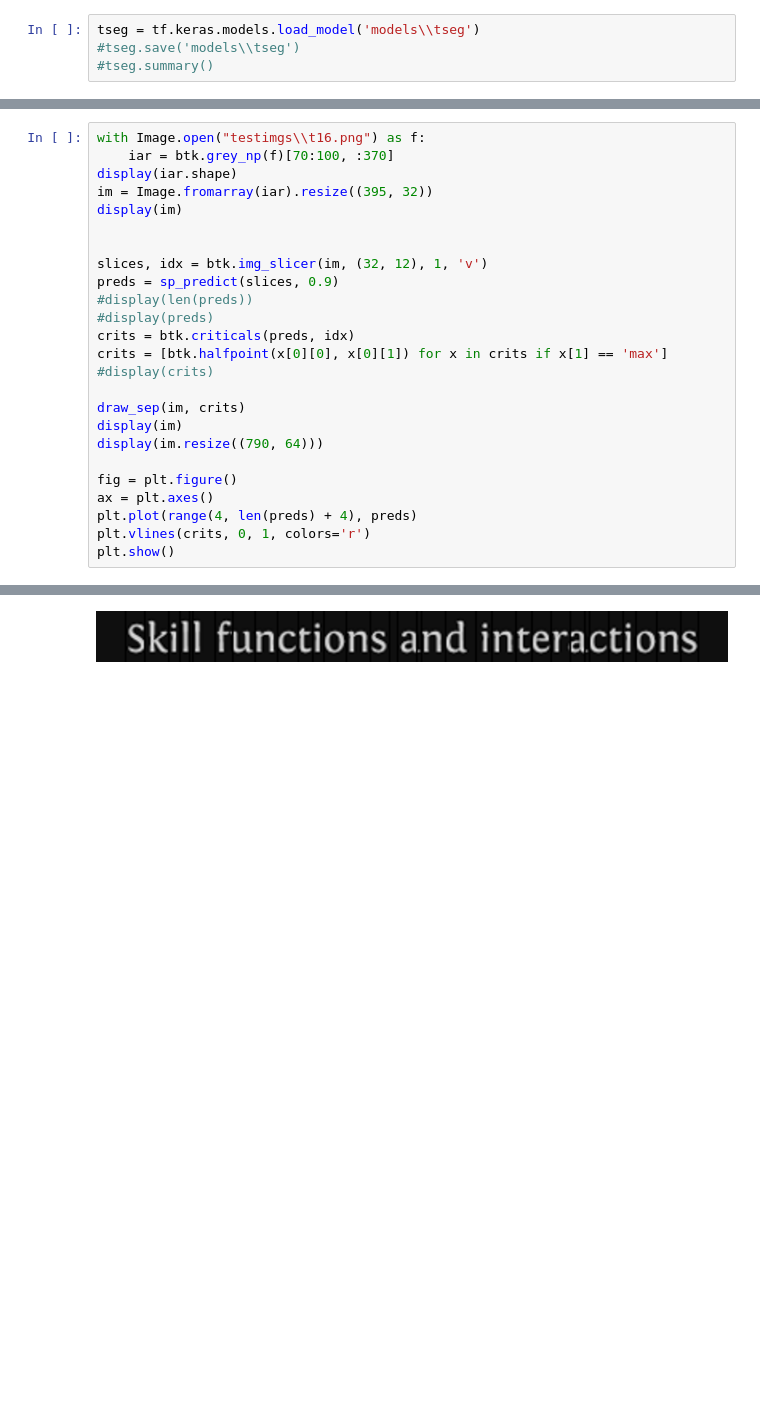
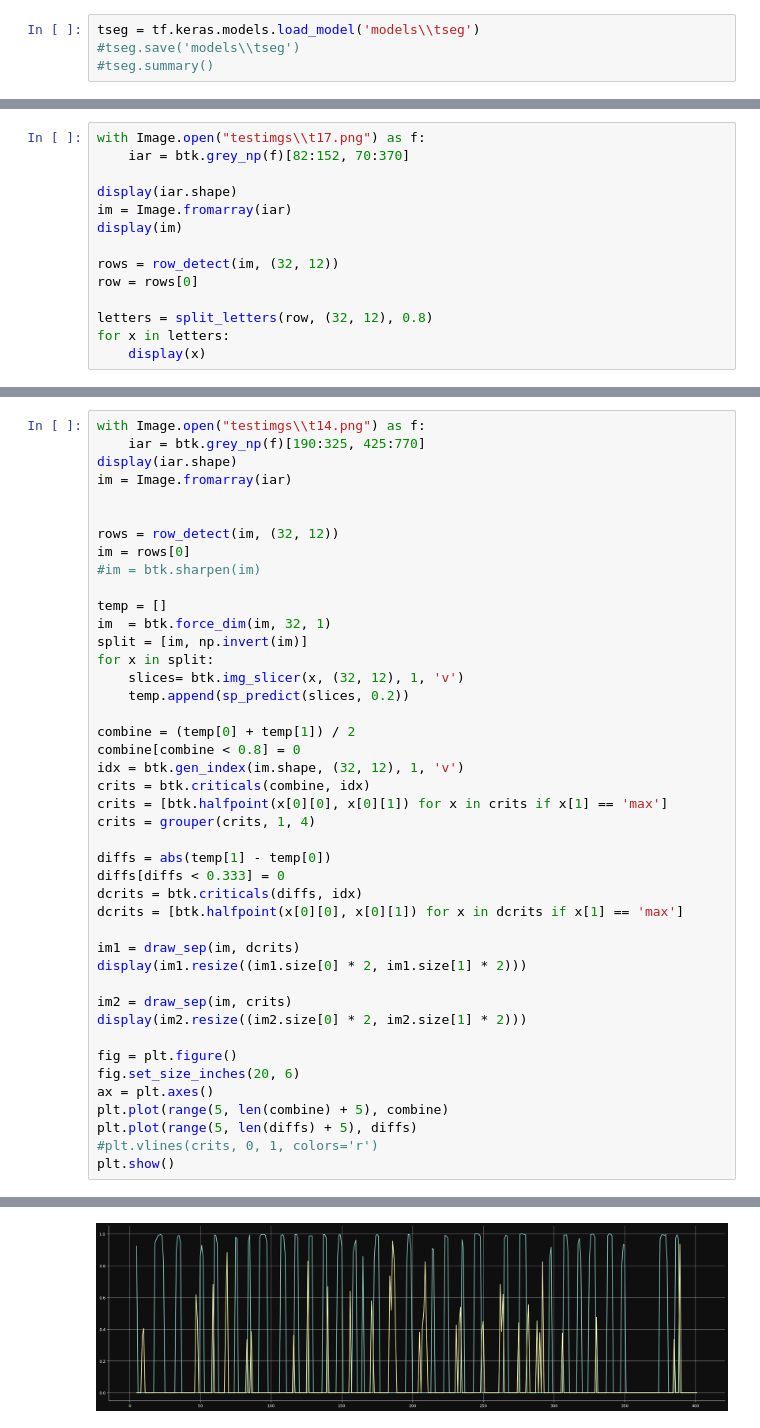
Before and after one commit to BoomboxAstronaut/OCR, a Jupyter notebook: segmentation.ipynb, the cells around one changed output, grey strips where cells are left out. Drawn from its saved outputs; the diff is of its cells as text; blank space fills up the shorter version.

```diff
--- a/segmentation.ipynb
+++ b/segmentation.ipynb
@@ -167,0 +187,14 @@ def chopper(img, divs):
+# %%
+with Image.open("testimgs\\t17.png") as f:
+    iar = btk.grey_np(f)[82:152, 70:370]
+
+display(iar.shape)
+im = Image.fromarray(iar)
+display(im)
+
+rows = row_detect(im, (32, 12))
+row = rows[0]
+
+letters = split_letters(row, (32, 12), 0.8)
+for x in letters:
+    display(x)
@@ -168,26 +210,44 @@ def chopper(img, divs):
 # %%
-with Image.open("testimgs\\t16.png") as f:
-    iar = btk.grey_np(f)[70:100, :370]
+with Image.open("testimgs\\t14.png") as f:
+    iar = btk.grey_np(f)[190:325, 425:770]
 display(iar.shape)
-im = Image.fromarray(iar).resize((395, 32))
-display(im)
+im = Image.fromarray(iar)
 
 
-slices, idx = btk.img_slicer(im, (32, 12), 1, 'v')
-preds = sp_predict(slices, 0.9)
-#display(len(preds))
-#display(preds)
-crits = btk.criticals(preds, idx)
+rows = row_detect(im, (32, 12))
+im = rows[0]
+#im = btk.sharpen(im)
+
+temp = []
+im  = btk.force_dim(im, 32, 1)
+split = [im, np.invert(im)]
+for x in split:
+    slices= btk.img_slicer(x, (32, 12), 1, 'v')
+    temp.append(sp_predict(slices, 0.2))
+
+combine = (temp[0] + temp[1]) / 2
+combine[combine < 0.8] = 0
+idx = btk.gen_index(im.shape, (32, 12), 1, 'v')
+crits = btk.criticals(combine, idx)
 crits = [btk.halfpoint(x[0][0], x[0][1]) for x in crits if x[1] == 'max']
-#display(crits)
+crits = grouper(crits, 1, 4)
 
-draw_sep(im, crits)
-display(im)
-display(im.resize((790, 64)))
+diffs = abs(temp[1] - temp[0])
+diffs[diffs < 0.333] = 0
+dcrits = btk.criticals(diffs, idx)
+dcrits = [btk.halfpoint(x[0][0], x[0][1]) for x in dcrits if x[1] == 'max']
+
+im1 = draw_sep(im, dcrits)
+display(im1.resize((im1.size[0] * 2, im1.size[1] * 2)))
+
+im2 = draw_sep(im, crits)
+display(im2.resize((im2.size[0] * 2, im2.size[1] * 2)))
 
 fig = plt.figure()
+fig.set_size_inches(20, 6)
 ax = plt.axes()
-plt.plot(range(4, len(preds) + 4), preds)
-plt.vlines(crits, 0, 1, colors='r')
+plt.plot(range(5, len(combine) + 5), combine)
+plt.plot(range(5, len(diffs) + 5), diffs)
+#plt.vlines(crits, 0, 1, colors='r')
 plt.show()
 # %% [output]
@@ -197 +257 @@ plt.show()
-[figure, old version]
+[figure, new version]
```
Also changed, not shown: parts of 17 cells of this notebook.
